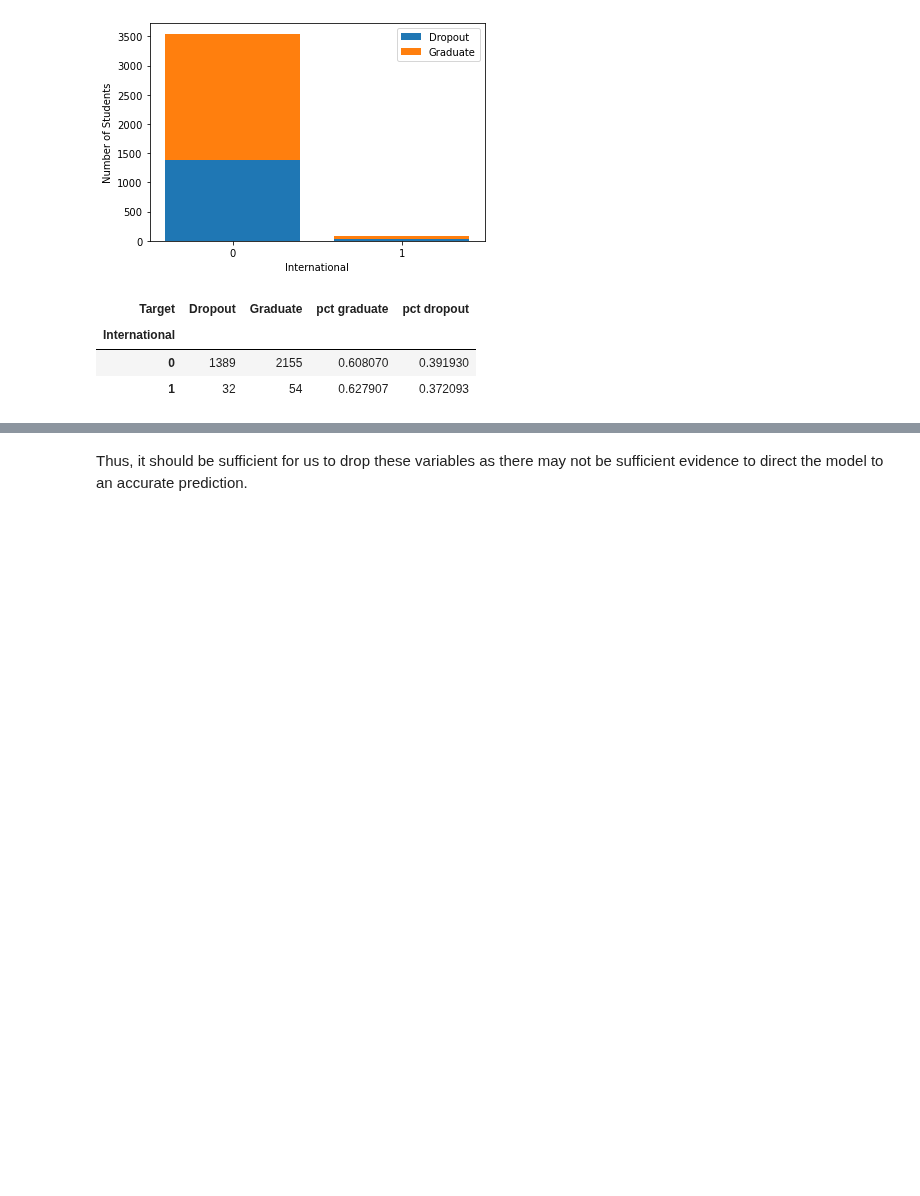
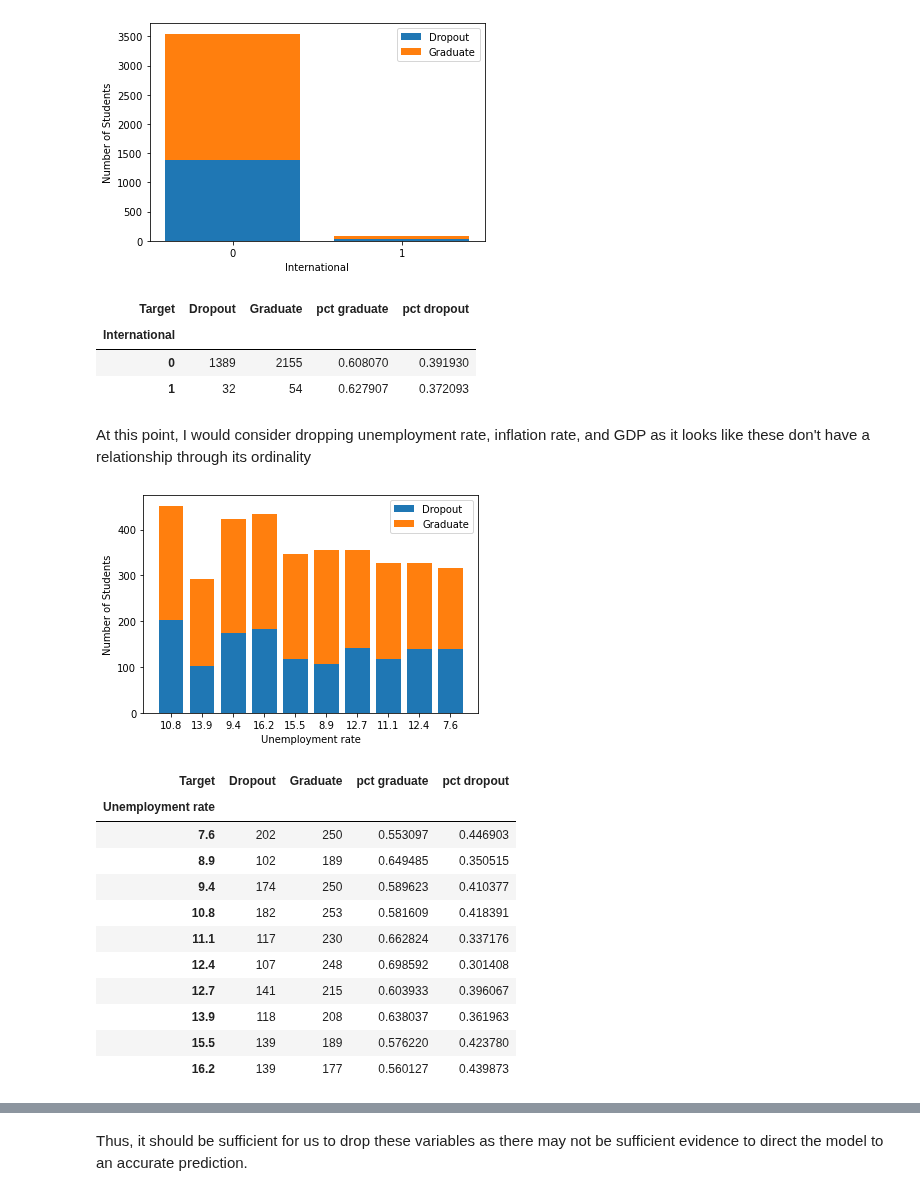
Before and after one commit to obDann/INF2179-GroupProject, a Jupyter notebook: ds_modelling.ipynb, the cells around one changed output, grey strips where cells are left out. Drawn from its saved outputs; the diff is of its cells as text; code cells hidden in the pictures; blank space fills up the shorter version.

```diff
--- a/ds_modelling.ipynb
+++ b/ds_modelling.ipynb
@@ -288,3 +321,24 @@ df_temp
 | International |  |  |  |  |
 | 0 | 1389 | 2155 | 0.608070 | 0.391930 |
 | 1 | 32 | 54 | 0.627907 | 0.372093 |
+# %% [markdown]
+At this point, I would consider dropping unemployment rate, inflation rate, and GDP as it looks like these don't have a relationship through its ordinality
+# %%
+plot_temp, df_temp = provide_stacked_bar_individual("Unemployment rate", df_initial)
+df_temp["pct graduate"] = df_temp["Graduate"] / (df_temp["Dropout"] + df_temp["Graduate"])
+df_temp["pct dropout"] = df_temp["Dropout"] / (df_temp["Dropout"] + df_temp["Graduate"])
+df_temp
+# %% [output]
+[figure, added]
+| Target | Dropout | Graduate | pct graduate | pct dropout |
+| Unemployment rate |  |  |  |  |
+| 7.6 | 202 | 250 | 0.553097 | 0.446903 |
+| 8.9 | 102 | 189 | 0.649485 | 0.350515 |
+| 9.4 | 174 | 250 | 0.589623 | 0.410377 |
+| 10.8 | 182 | 253 | 0.581609 | 0.418391 |
+| 11.1 | 117 | 230 | 0.662824 | 0.337176 |
+| 12.4 | 107 | 248 | 0.698592 | 0.301408 |
+| 12.7 | 141 | 215 | 0.603933 | 0.396067 |
+| 13.9 | 118 | 208 | 0.638037 | 0.361963 |
+| 15.5 | 139 | 189 | 0.576220 | 0.423780 |
+| 16.2 | 139 | 177 | 0.560127 | 0.439873 |
```
Also changed, not shown: parts of 40 cells of this notebook.
